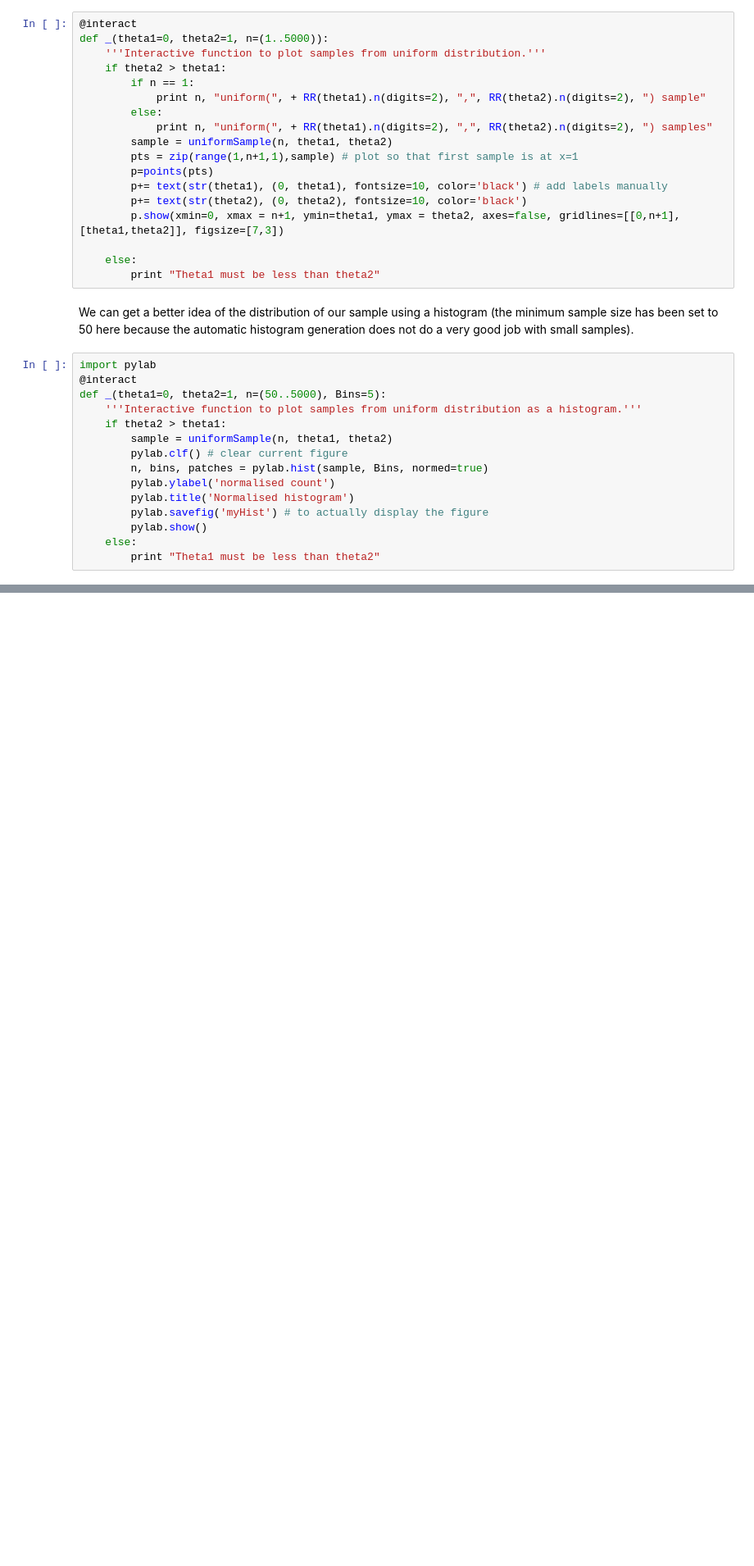
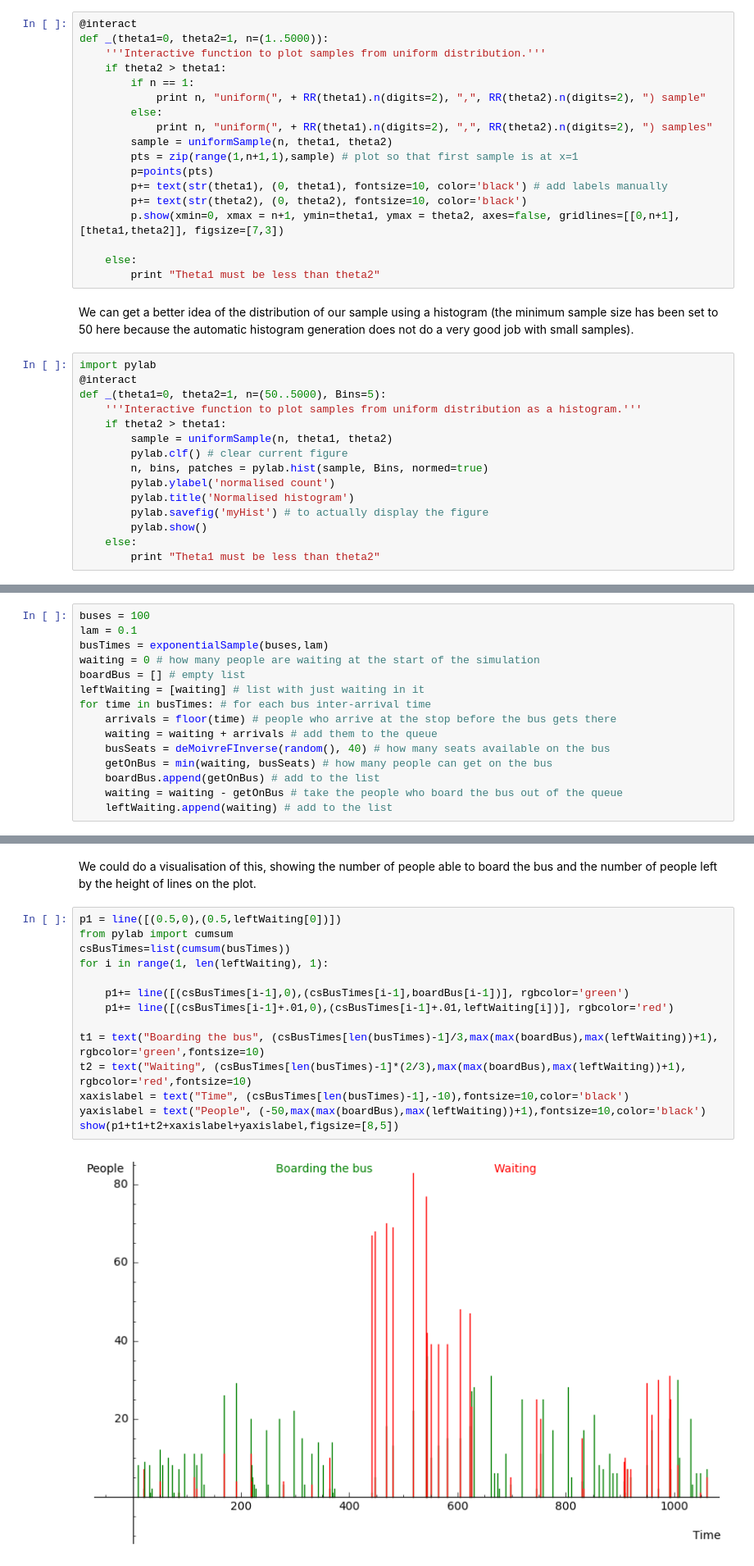
Before and after one commit to lamastex/scalable-data-science, a Jupyter notebook: _360-in-525/2018/04/jp/360-in-525-04_08.ipynb, the cells around one changed output, grey strips where cells are left out. Shown at 82% size. Drawn from its saved outputs; the diff is of its cells as text; blank space fills up the shorter version.

```diff
--- a/_360-in-525/2018/04/jp/360-in-525-04_08.ipynb
+++ b/_360-in-525/2018/04/jp/360-in-525-04_08.ipynb
@@ -836,0 +1416,15 @@ def _(theta1=0, theta2=1, n=(50..5000), Bins=5):
+# %%
+buses = 100
+lam = 0.1
+busTimes = exponentialSample(buses,lam)
+waiting = 0 # how many people are waiting at the start of the simulation
+boardBus = [] # empty list
+leftWaiting = [waiting] # list with just waiting in it
+for time in busTimes: # for each bus inter-arrival time
+    arrivals = floor(time) # people who arrive at the stop before the bus gets there
+    waiting = waiting + arrivals # add them to the queue
+    busSeats = deMoivreFInverse(random(), 40) # how many seats available on the bus
+    getOnBus = min(waiting, busSeats) # how many people can get on the bus
+    boardBus.append(getOnBus) # add to the list
+    waiting = waiting - getOnBus # take the people who board the bus out of the queue
+    leftWaiting.append(waiting) # add to the list
@@ -836,0 +1435,18 @@ def _(theta1=0, theta2=1, n=(50..5000), Bins=5):
+# %% [markdown]
+We could do a visualisation of this, showing the number of people able to board the bus and the number of people left by the height of lines on the plot.
+# %%
+p1 = line([(0.5,0),(0.5,leftWaiting[0])])
+from pylab import cumsum
+csBusTimes=list(cumsum(busTimes))
+for i in range(1, len(leftWaiting), 1):
+
+    p1+= line([(csBusTimes[i-1],0),(csBusTimes[i-1],boardBus[i-1])], rgbcolor='green')
+    p1+= line([(csBusTimes[i-1]+.01,0),(csBusTimes[i-1]+.01,leftWaiting[i])], rgbcolor='red')
+
+t1 = text("Boarding the bus", (csBusTimes[len(busTimes)-1]/3,max(max(boardBus),max(leftWaiting))+1), rgbcolor='green',fontsize=10)
+t2 = text("Waiting", (csBusTimes[len(busTimes)-1]*(2/3),max(max(boardBus),max(leftWaiting))+1), rgbcolor='red',fontsize=10)
+xaxislabel = text("Time", (csBusTimes[len(busTimes)-1],-10),fontsize=10,color='black')
+yaxislabel = text("People", (-50,max(max(boardBus),max(leftWaiting))+1),fontsize=10,color='black')
+show(p1+t1+t2+xaxislabel+yaxislabel,figsize=[8,5])
+# %% [output]
+[figure, added]
```
Also changed, not shown: parts of 67 cells of this notebook, 2 other files.
